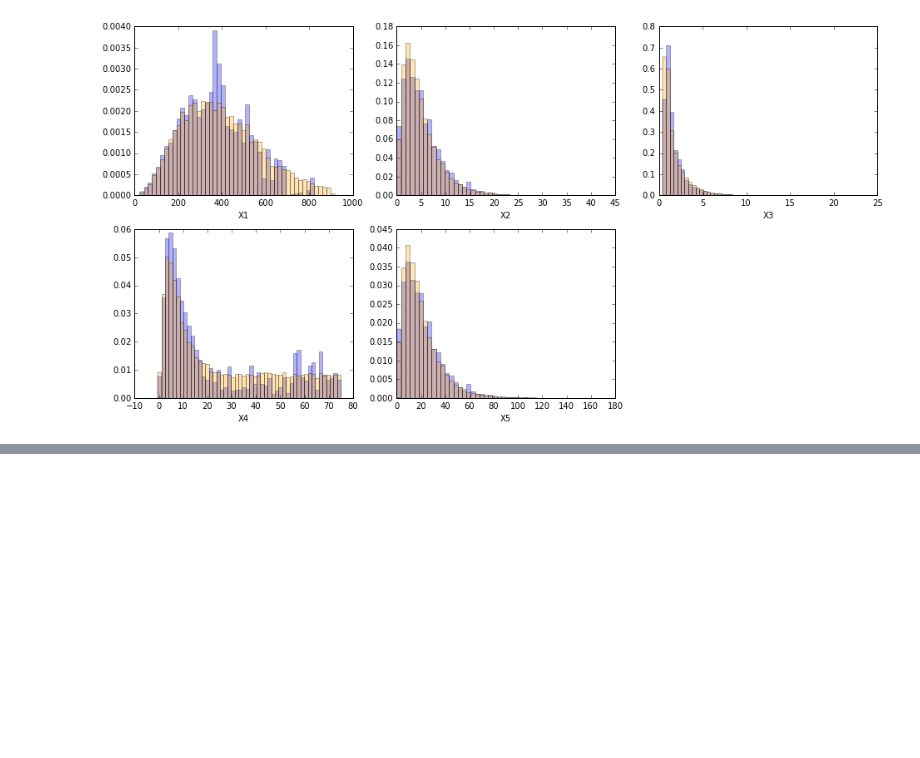
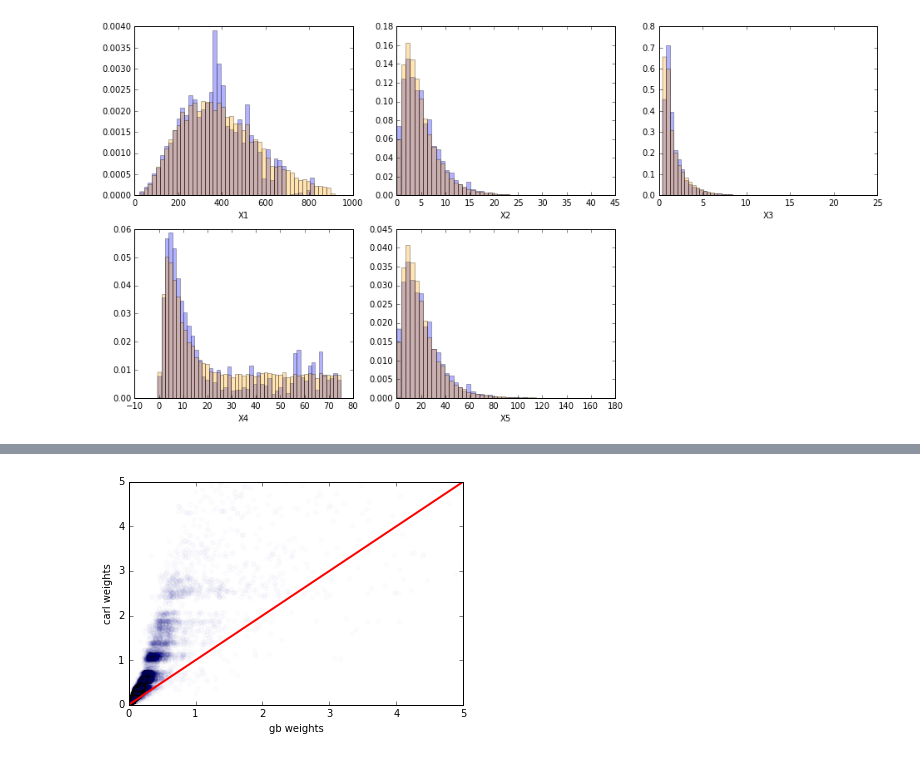
Before and after one commit to cranmer/carl-notebooks, a Jupyter notebook: reweighing-mc-data.ipynb, the cells around one changed output, grey strips where cells are left out. Cells and saved outputs as stored; diff of their text form; code cells hidden in the pictures; blank space fills up the shorter version.

```diff
--- a/reweighing-mc-data.ipynb
+++ b/reweighing-mc-data.ipynb
@@ -312,3 +330,14 @@ draw_distributions_test(ratio.predict(X0_test))
+# %%
+plt.scatter(gb_weights,carl_weights, alpha=0.01)
+max_temp=5
+plt.plot([0,max_temp],[0,max_temp], lw=2, c='r')
+plt.xlim(0,max_temp)
+plt.ylim(0,max_temp)
+plt.xlabel('gb weights')
+plt.ylabel('carl weights')
+plt.savefig("weight_compare_%s_%s_%s.pdf" %(data_to_use,clf_type, calibration_type))
+# %% [output]
+[figure, added]
 # %% [markdown]
 ## ROC curves for quantitative assessment of performance
 
```
Also changed, not shown: parts of 14 cells of this notebook.
